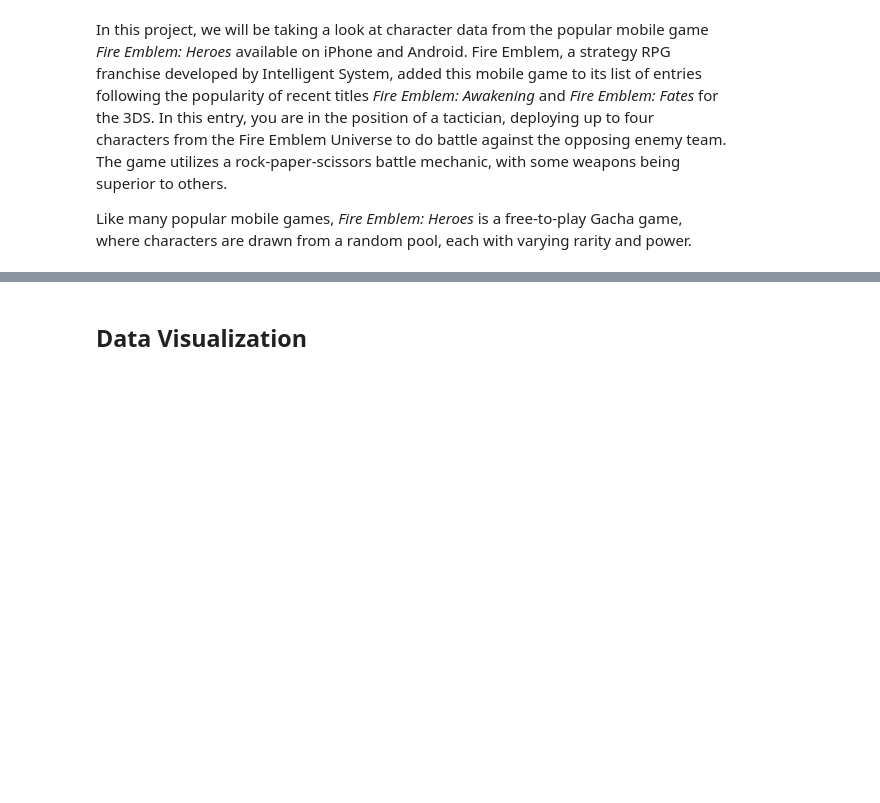
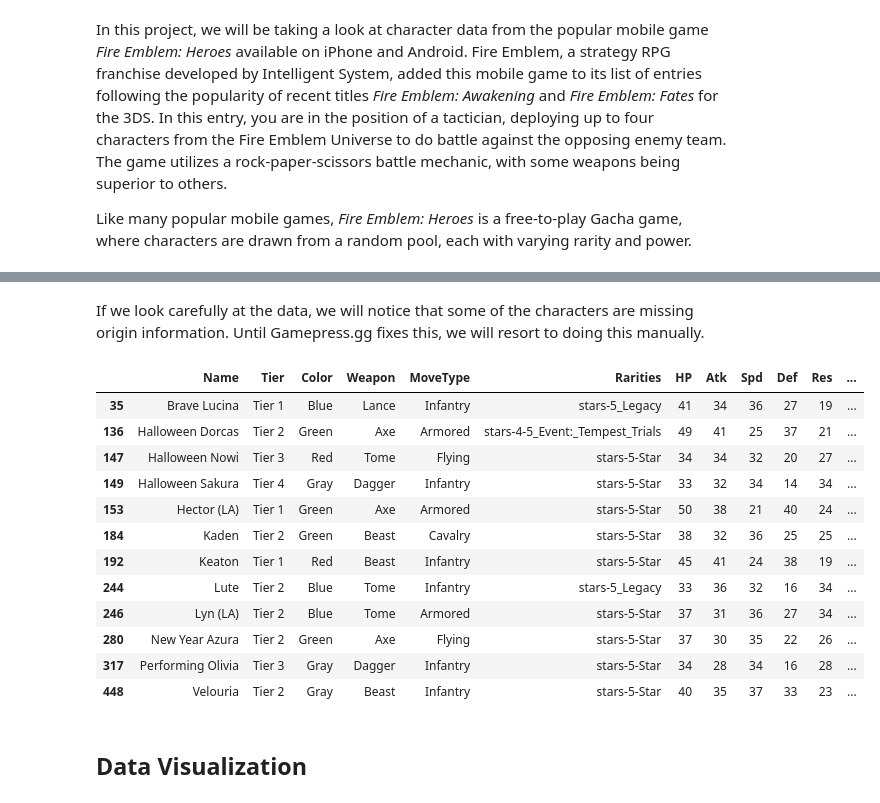
Before and after one commit to artunggal/FEHeroes, a Jupyter notebook: Fire Emblem Heroes Scraping and Visualization.ipynb, the cells around one changed output, grey strips where cells are left out. Cells and saved outputs as stored; diff of their text form; code cells hidden in the pictures; blank space fills up the shorter version.

```diff
--- a/Fire Emblem Heroes Scraping and Visualization.ipynb
+++ b/Fire Emblem Heroes Scraping and Visualization.ipynb
@@ -213,0 +167,5 @@ heroes.head()
+# %%
+dfn["Refines"] = w_upgrades
+dfn["Personal Weapon"] = personal
+dfn["Legendary/Mythic"] = is_lm
+dfn["Origin"] = origin
@@ -213,0 +198,29 @@ heroes.head()
+# %%
+ref = dfn["Name"].apply(lambda x: x in refresh)
+dfn2 = dfn.copy()
+dfn2["Refresher"] = ref
+# %%
+rar = []
+ob = []
+for row in dfn2["Rarities"]:
+    st = []
+    a = row.split("_")[0]
+    if "Story" in row:
+        ob.append("Story")
+    elif "Grand_Hero_Battle" in row:
+        ob.append("GHB")
+    elif "Tempest_Trials" in row:
+        ob.append("TT")
+    elif "Enemy_Only" in row:
+        ob.append("Enemy-Only")
+    elif "Legacy" in row:
+        ob.append("Legacy")
+    else:
+        ob.append("NA")
+    for i in a.split("-"):
+        if "3" in i or "4" in i or "5" in i:
+            st.append(i)
+    rar.append(st)
+# %%
+dfn2["Stars"] = rar
+dfn2["Obtain"] = ob
@@ -213,0 +251,18 @@ heroes.head()
+# %% [markdown]
+If we look carefully at the data, we will notice that some of the characters are missing origin information. Until Gamepress.gg fixes this, we will resort to doing this manually.
+# %%
+dfn2[dfn2["Origin"] == "None"]
+# %% [output]
+|  | Name | Tier | Color | Weapon | MoveType | Rarities | HP | Atk | Spd | Def | Res | ... |
+| 35 | Brave Lucina | Tier 1 | Blue | Lance | Infantry | stars-5_Legacy | 41 | 34 | 36 | 27 | 19 | ... |
+| 136 | Halloween Dorcas | Tier 2 | Green | Axe | Armored | stars-4-5_Event:_Tempest_Trials | 49 | 41 | 25 | 37 | 21 | ... |
+| 147 | Halloween Nowi | Tier 3 | Red | Tome | Flying | stars-5-Star | 34 | 34 | 32 | 20 | 27 | ... |
+| 149 | Halloween Sakura | Tier 4 | Gray | Dagger | Infantry | stars-5-Star | 33 | 32 | 34 | 14 | 34 | ... |
+| 153 | Hector (LA) | Tier 1 | Green | Axe | Armored | stars-5-Star | 50 | 38 | 21 | 40 | 24 | ... |
+| 184 | Kaden | Tier 2 | Green | Beast | Cavalry | stars-5-Star | 38 | 32 | 36 | 25 | 25 | ... |
+| 192 | Keaton | Tier 1 | Red | Beast | Infantry | stars-5-Star | 45 | 41 | 24 | 38 | 19 | ... |
+| 244 | Lute | Tier 2 | Blue | Tome | Infantry | stars-5_Legacy | 33 | 36 | 32 | 16 | 34 | ... |
+| 246 | Lyn (LA) | Tier 2 | Blue | Tome | Armored | stars-5-Star | 37 | 31 | 36 | 27 | 34 | ... |
+| 280 | New Year Azura | Tier 2 | Green | Axe | Flying | stars-5-Star | 37 | 30 | 35 | 22 | 26 | ... |
+| 317 | Performing Olivia | Tier 3 | Gray | Dagger | Infantry | stars-5-Star | 34 | 28 | 34 | 16 | 28 | ... |
+| 448 | Velouria | Tier 2 | Gray | Beast | Infantry | stars-5-Star | 40 | 35 | 37 | 33 | 23 | ... |
```
Also changed, not shown: parts of 44 cells of this notebook.
